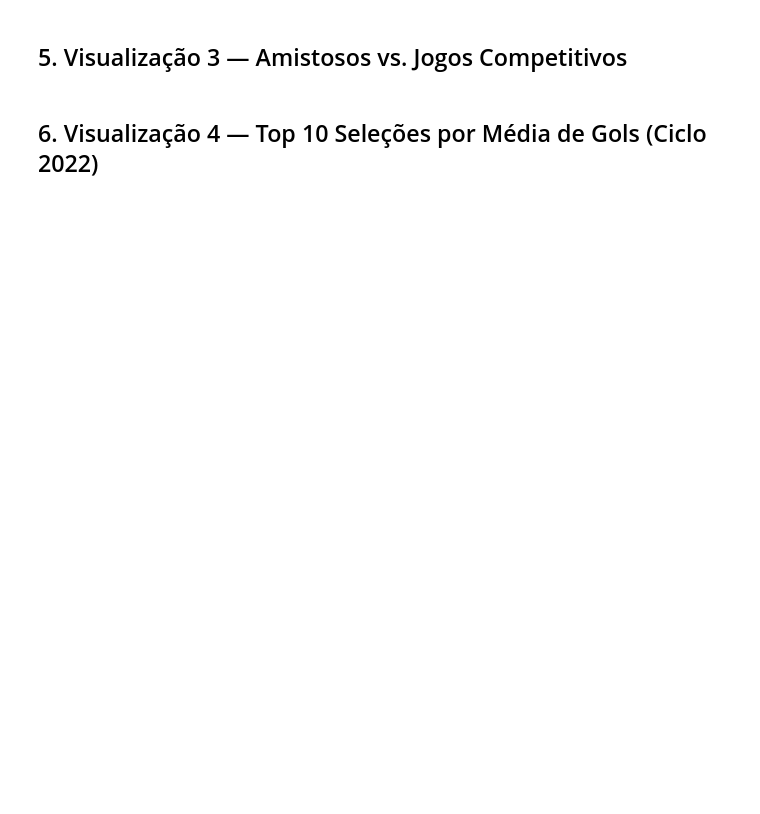
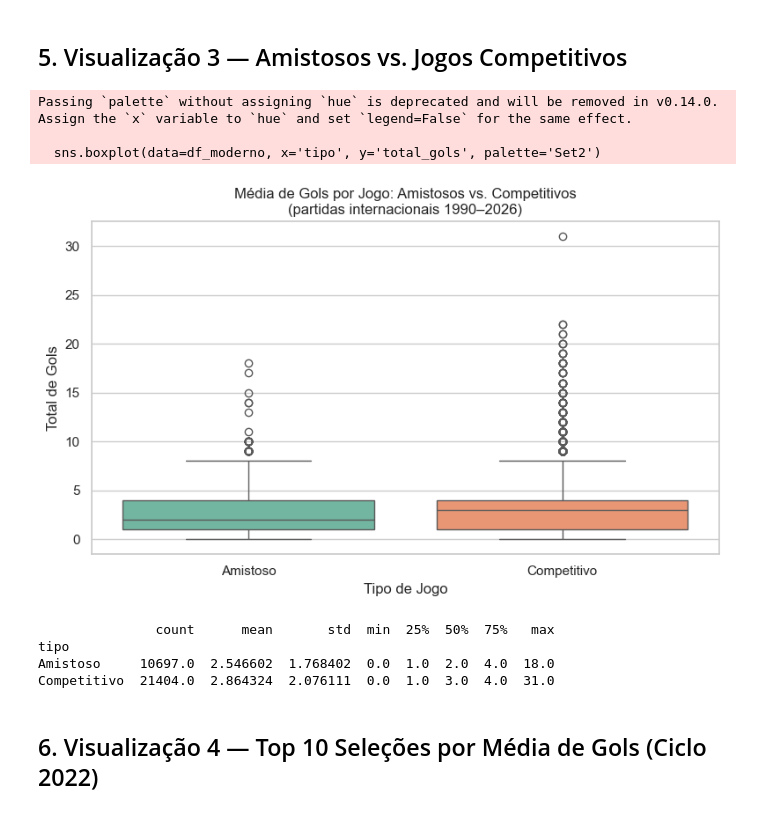
Before and after one commit to JoaoGabrielDS/ml-worldcup-goals-prediction, a Jupyter notebook: notebooks/01_eda.ipynb, the cells around one changed output. Cells and saved outputs as stored; diff of their text form; code cells hidden in the pictures; blank space fills up the shorter version.

Commit message:
feat: EDA completa com 5 visualizações e figuras geradas

```diff
--- a/notebooks/01_eda.ipynb
+++ b/notebooks/01_eda.ipynb
@@ -81,19 +141,28 @@ plt.show()
 # %%
 df_moderno['tipo'] = df_moderno['tournament'].apply(
     lambda x: 'Amistoso' if x == 'Friendly' else 'Competitivo'
 )
 df_moderno['total_gols'] = df_moderno['home_score'] + df_moderno['away_score']
 
 plt.figure(figsize=(8, 5))
 sns.boxplot(data=df_moderno, x='tipo', y='total_gols', palette='Set2')
-plt.title('Gols por Jogo: Amistosos vs. Competitivos (pós 1990)')
+plt.title('Média de Gols por Jogo: Amistosos vs. Competitivos\n(partidas internacionais 1990–2026)')
 plt.xlabel('Tipo de Jogo')
 plt.ylabel('Total de Gols')
 plt.tight_layout()
 plt.savefig('../article/figures/viz3_amistoso_vs_competitivo.png', dpi=150, bbox_inches='tight')
 plt.show()
 
 print(df_moderno.groupby('tipo')['total_gols'].describe())
+# %% [output]
+Passing `palette` without assigning `hue` is deprecated and will be removed in v0.14.0. Assign the `x` variable to `hue` and set `legend=False` for the same effect.
+
+  sns.boxplot(data=df_moderno, x='tipo', y='total_gols', palette='Set2')
+[figure, added]
+               count      mean       std  min  25%  50%  75%   max
+tipo
+Amistoso     10697.0  2.546602  1.768402  0.0  1.0  2.0  4.0  18.0
+Competitivo  21404.0  2.864324  2.076111  0.0  1.0  3.0  4.0  31.0
 # %% [markdown]
 ## 6. Visualização 4 — Top 10 Seleções por Média de Gols (Ciclo 2022)
 # %%
```
Also changed, not shown: parts of 8 cells of this notebook, 6 other files.
